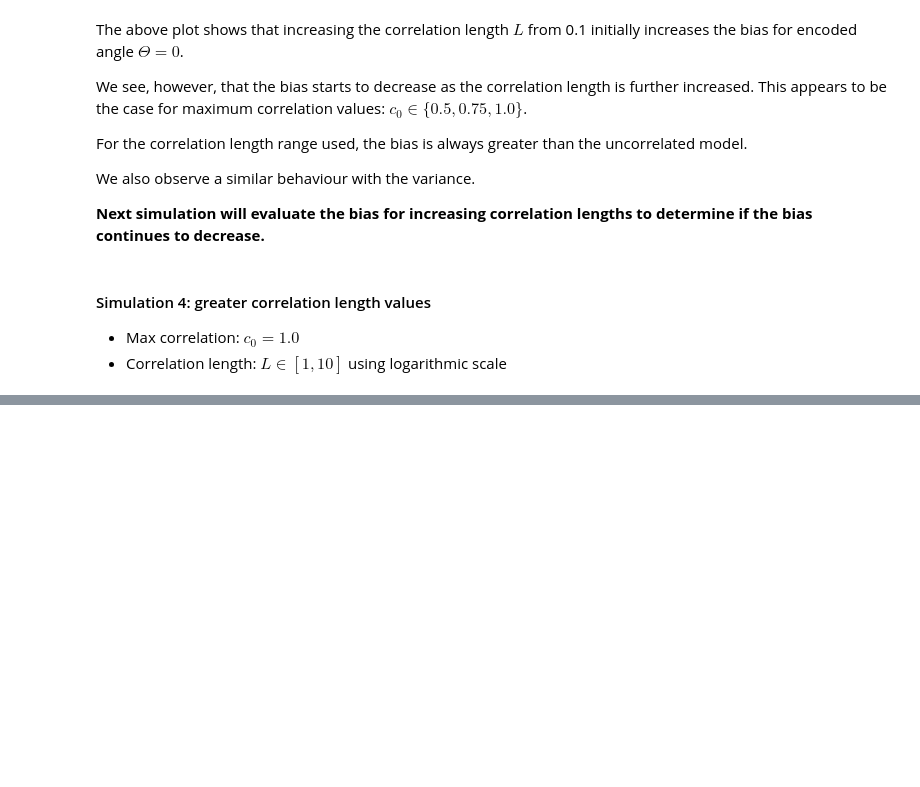
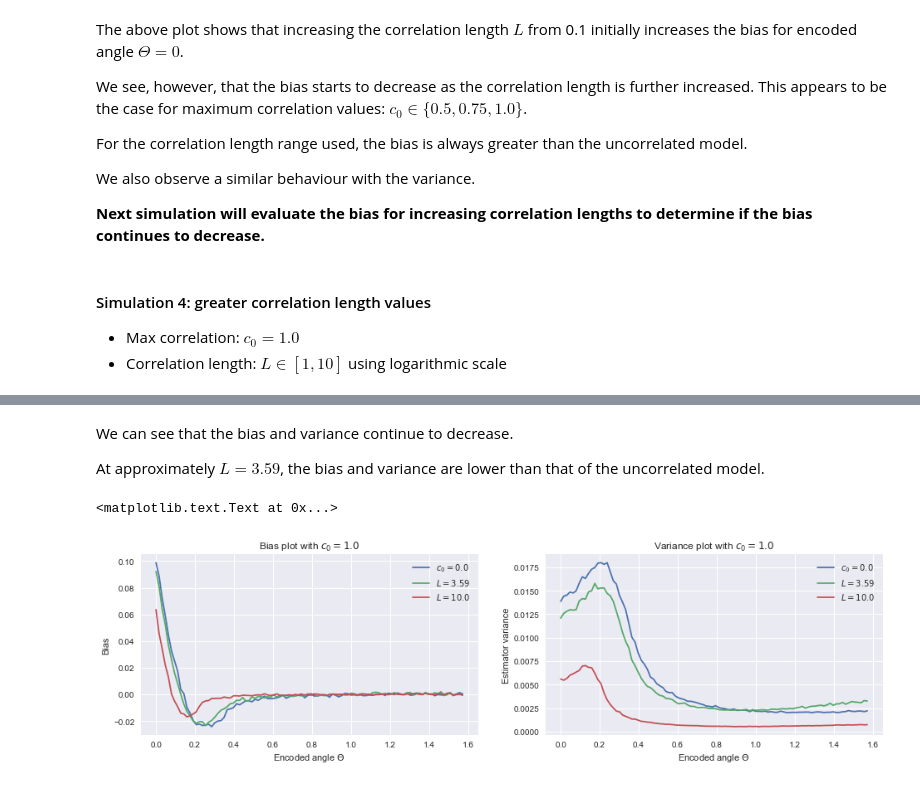
Before and after one commit to dtailor17/neural-population-codes, a Jupyter notebook: noise_correlations.ipynb, the cells around one changed output, grey strips where cells are left out. Saved outputs shown, nothing was run; the diff lists cells and outputs as text; code cells hidden in the pictures; blank space fills up the shorter version.

```diff
--- a/noise_correlations.ipynb
+++ b/noise_correlations.ipynb
@@ -428,0 +471,58 @@ for corr_length in corr_length_arr:
+# %% [markdown]
+We can see that the bias and variance continue to decrease.
+
+At approximately $L = 3.59$, the bias and variance are lower than that of the uncorrelated model.
+# %%
+max_corr = 1.0
+
+plt.rcParams['figure.figsize'] = (16, 4)
+
+# Bias plot
+plt.subplot(121)
+
+lbl = get_corr_param_dict_lbl(max_corr=0.0, corr_length=0.5)
+biases = ML_ests_1[lbl][1]
+plt.plot(THETAS, biases, label='$c_0 = 0.0$')
+
+idx = 5 # L=3.59 first results in bias/variance less than uncorrelated
+corr_length = corr_length_arr[idx]
+lbl = get_corr_param_dict_lbl(max_corr=max_corr, corr_length=corr_length)
+biases = ML_ests_3[lbl][1]
+plt.plot(THETAS, biases, label='$L = {0}$'.format(corr_length))
+
+corr_length = corr_length_arr[9]
+lbl = get_corr_param_dict_lbl(max_corr=max_corr, corr_length=corr_length)
+biases = ML_ests_3[lbl][1]
+plt.plot(THETAS, biases, label='$L = {0}$'.format(corr_length))
+
+plt.legend()
+plt.xlabel('Encoded angle $\Theta$')
+plt.ylabel('Bias')
+plt.title('Bias plot with $c_0 = 1.0$')
+
+
+# Variance plot
+plt.subplot(122)
+
+lbl = get_corr_param_dict_lbl(max_corr=0.0, corr_length=0.5)
+variances = ML_ests_1[lbl][2]
+plt.plot(THETAS, variances, label='$c_0 = 0.0$')
+
+idx = 5 # L=3.59 first results in bias/variance less than uncorrelated
+corr_length = corr_length_arr[idx]
+lbl = get_corr_param_dict_lbl(max_corr=max_corr, corr_length=corr_length)
+variances = ML_ests_3[lbl][2]
+plt.plot(THETAS, variances, label='$L = {0}$'.format(corr_length))
+
+corr_length = corr_length_arr[9]
+lbl = get_corr_param_dict_lbl(max_corr=max_corr, corr_length=corr_length)
+variances = ML_ests_3[lbl][2]
+plt.plot(THETAS, variances, label='$L = {0}$'.format(corr_length))
+
+plt.legend()
+plt.xlabel('Encoded angle $\Theta$')
+plt.ylabel('Estimator variance')
+plt.title('Variance plot with $c_0 = 1.0$')
+# %% [output]
+<matplotlib.text.Text at 0x...>
+[figure, added]
```
Also changed, not shown: parts of 7 cells of this notebook, 1 other file.
